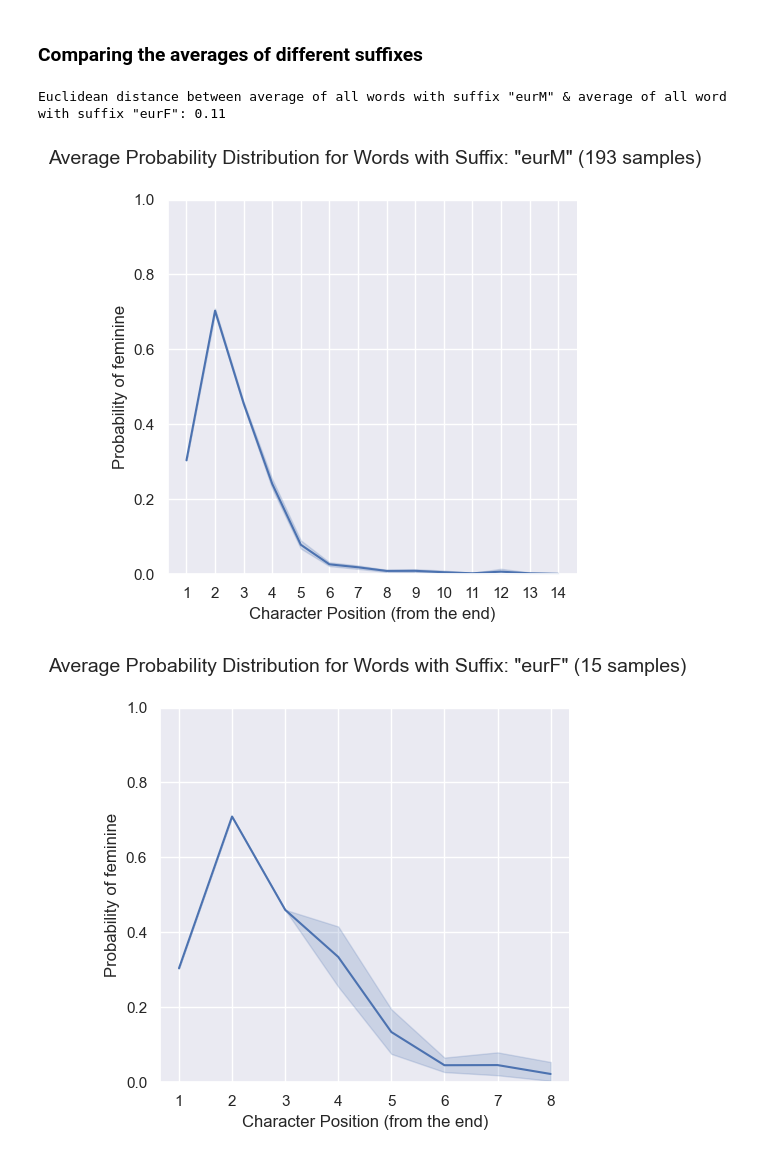
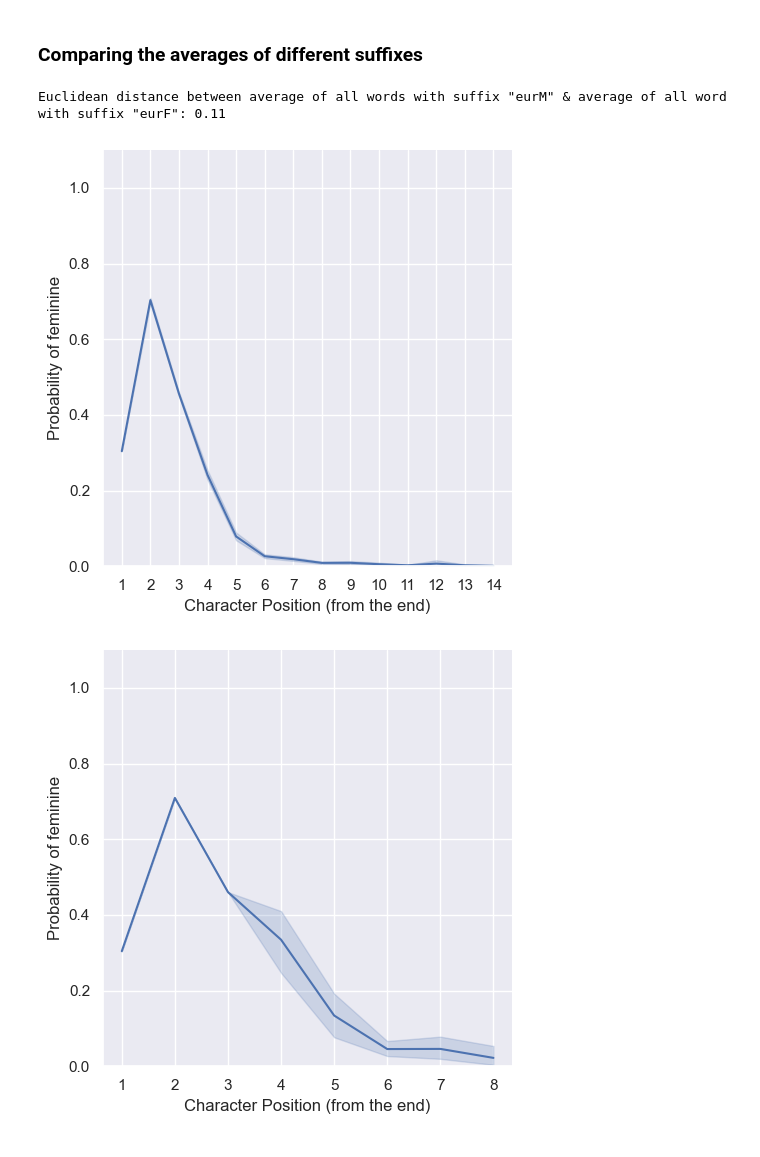
Before and after one commit to NazaninShafiabadi/gender_prediction, a Jupyter notebook: src/similarity_analysis.ipynb, the cells around one changed output. Cells and saved outputs as stored; diff of their text form; code cells hidden in the pictures.

```diff
--- a/src/similarity_analysis.ipynb
+++ b/src/similarity_analysis.ipynb
@@ -118,21 +118,21 @@ g.legend.set_title('Size of\ntraining set')
 # %%
 sfx_a = 'eurM'
 sfx_b = 'eurF'
 
 sfx_a_avg = SuffixAverage(orth_preds, sfx_a)
 sfx_a_avg_probs = sfx_a_avg.prob(gender='f')
 
 sfx_b_avg = SuffixAverage(orth_preds, sfx_b)
 sfx_b_avg_probs = sfx_b_avg.prob(gender='f')
 
 print(f'Euclidean distance between average of all words with suffix "{sfx_a}" & average of all word with suffix "{sfx_b}": {distance.euclidean(sfx_a_avg_probs, sfx_b_avg_probs):.2f}')
 
-sfx_a_avg.plot(gender='f', min_dp=3, scale=True)
-sfx_b_avg.plot(gender='f', min_dp=3, scale=True)
+sfx_a_avg.plot(gender='f', min_dp=3, scale=[0, 1.1], title=False)   # 'eurM' (193 samples)
+sfx_b_avg.plot(gender='f', min_dp=3, scale=[0, 1.1], title=False)   # 'eurF' (15 samples)
 # %% [output]
 Euclidean distance between average of all words with suffix "eurM" & average of all word with suffix "eurF": 0.11
-[figure, old version]
+[figure, new version]
-[figure, old version]
+[figure, new version]
 # %%
 sfx_a = 'on'
 sfx_b = 'ion'
```
Also changed, not shown: parts of 2 cells of this notebook, 4 other files.
